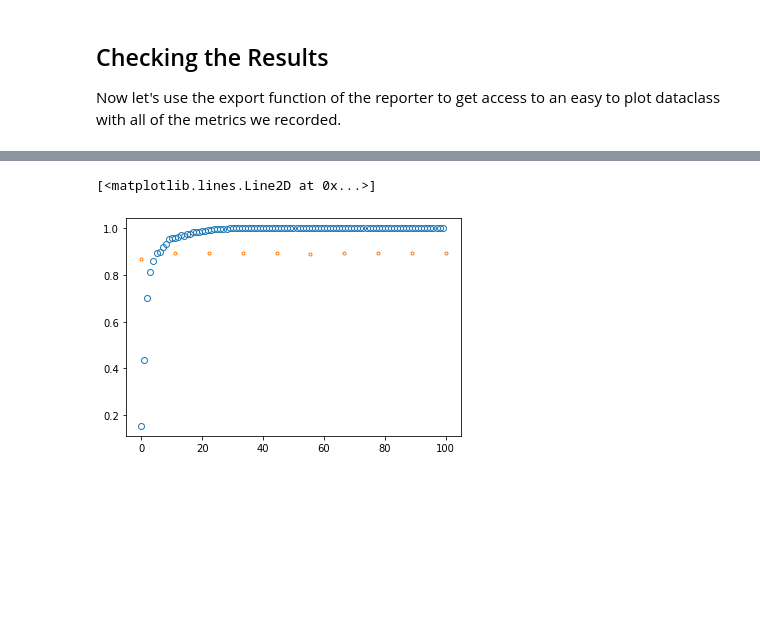
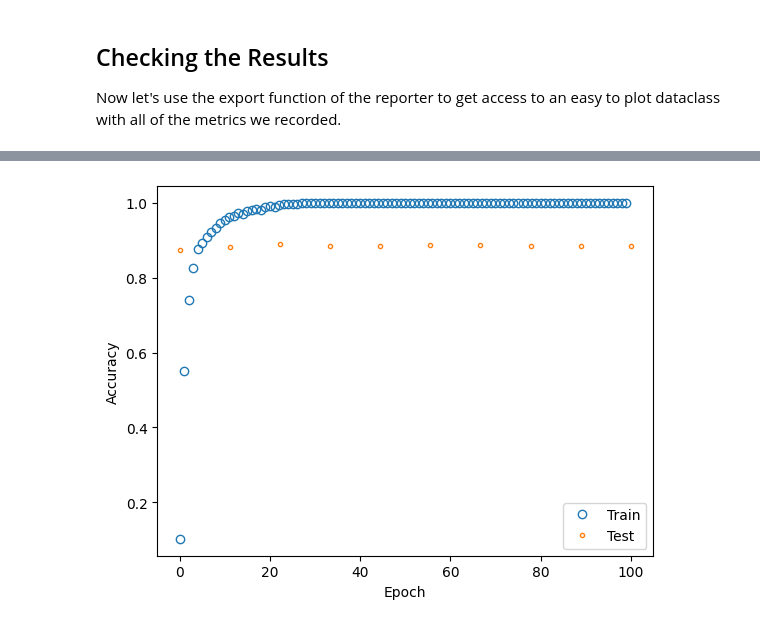
Before and after one commit to zincware/ZnNL, a Jupyter notebook: examples/Using-the-Data-Recorders.ipynb, the cells around one changed output, grey strips where cells are left out. Cells and saved outputs as stored; diff of their text form; code cells hidden in the pictures; blank space fills up the shorter version.

```diff
--- a/examples/Using-the-Data-Recorders.ipynb
+++ b/examples/Using-the-Data-Recorders.ipynb
@@ -92,9 +98,9 @@ plt.show()
 # %%
 plt.plot(train_report.accuracy, 'o', mfc='None', label="Train")
 plt.plot(np.linspace(0, 100, 10), test_report.accuracy, '.', mfc="None", label="Test")
 plt.xlabel("Epoch")
 plt.ylabel("Accuracy")
+plt.legend()
 plt.show()
 # %% [output]
-[<matplotlib.lines.Line2D at 0x...>]
-[figure, old version]
+[figure, new version]
```
Also changed, not shown: parts of 4 cells of this notebook, 4 other files.
